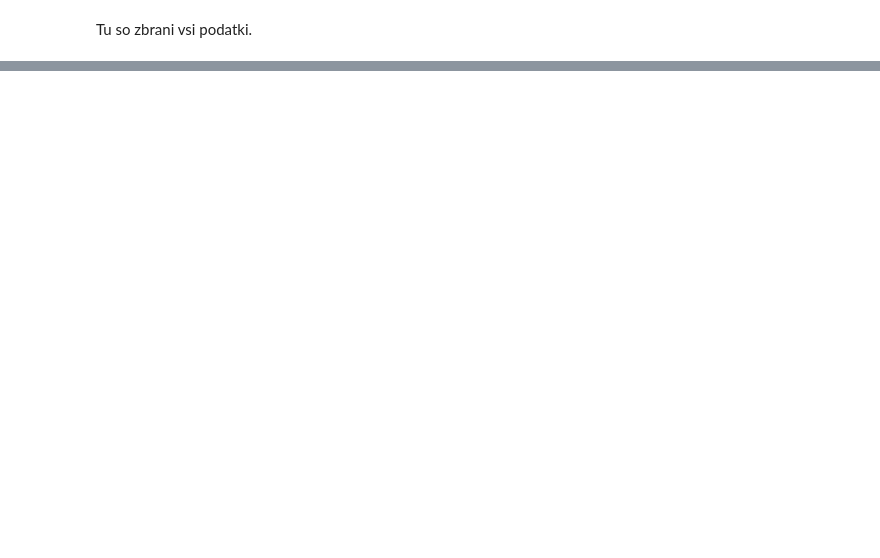
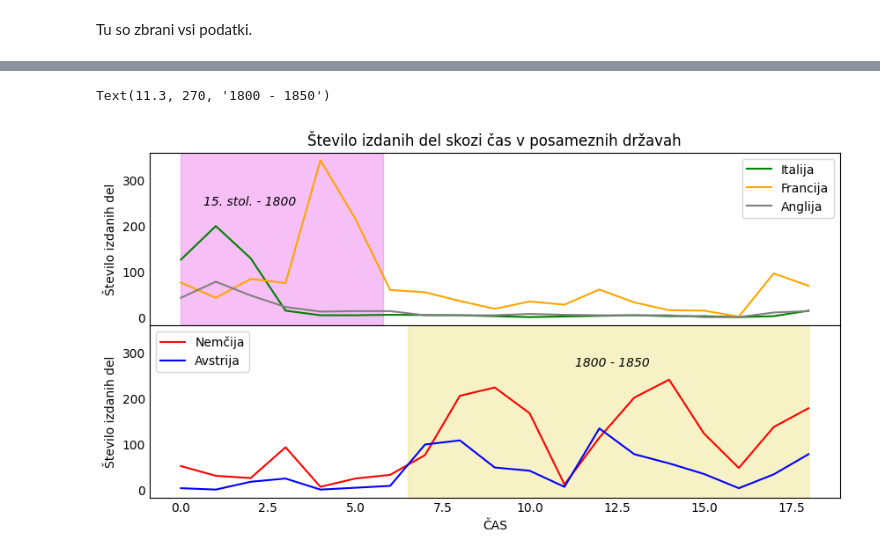
Before and after one commit to matijaskrt/uvp-seminarska-naloga, a Jupyter notebook: analiza.ipynb, the cells around one changed output, grey strips where cells are left out. Cells and saved outputs as stored; diff of their text form; code cells hidden in the pictures; blank space fills up the shorter version.

Commit message:
dodana csv datoteka, dopolnjen regex v zajem_podatkov.py, dodanih nekaj diagramov in tabel v analiza.ipynb

```diff
--- a/analiza.ipynb
+++ b/analiza.ipynb
@@ -22,0 +79,23 @@ podatki.tail(100)
+# %%
+podatki["ČAS"] = podatki.ID // 500
+fig = plt.figure(figsize = (8, 4),)
+gs = fig.add_gridspec(2, hspace=0)
+axes= gs.subplots(sharex= True, sharey= True)
+
+for ax in axes.flat:
+    ax.set(ylabel= "Število izdanih del")
+
+italija_čas = podatki[podatki.DRŽAVA == "Italy"].groupby("ČAS").size().plot(ax=axes[0], label = "Italija", legend = True, color= "green")
+nemčija_čas = podatki[podatki.DRŽAVA == "Germany"].groupby("ČAS").size().plot(ax=axes[1], label = "Nemčija", legend = True, color="red")
+francija_čas = podatki[podatki.DRŽAVA == "France"].groupby("ČAS").size().plot(ax=axes[0], label = "Francija", legend = True, color= "orange")
+avstrija_čas = podatki[podatki.DRŽAVA == "Austria"].groupby("ČAS").size().plot(ax=axes[1], label = "Avstrija", legend = True, color= "blue")
+anglija_čas = podatki[podatki.DRŽAVA == "England"].groupby("ČAS").size().plot(ax=axes[0], label = "Anglija", legend = True, color="gray")
+axes[0].axvspan(0, 5.8, alpha=0.5, color='violet')
+axes[1].axvspan(6.5, 18, alpha=0.5, color='khaki')
+
+italija_čas.title.set_text("Število izdanih del skozi čas v posameznih državah")
+axes[0].text(0.65, 245, '15. stol. - 1800', style='italic')
+axes[1].text(11.3, 270, '1800 - 1850', style='italic')
+# %% [output]
+Text(11.3, 270, '1800 - 1850')
+[figure, added]
```
Also changed, not shown: parts of 8 cells of this notebook, 2 other files.
